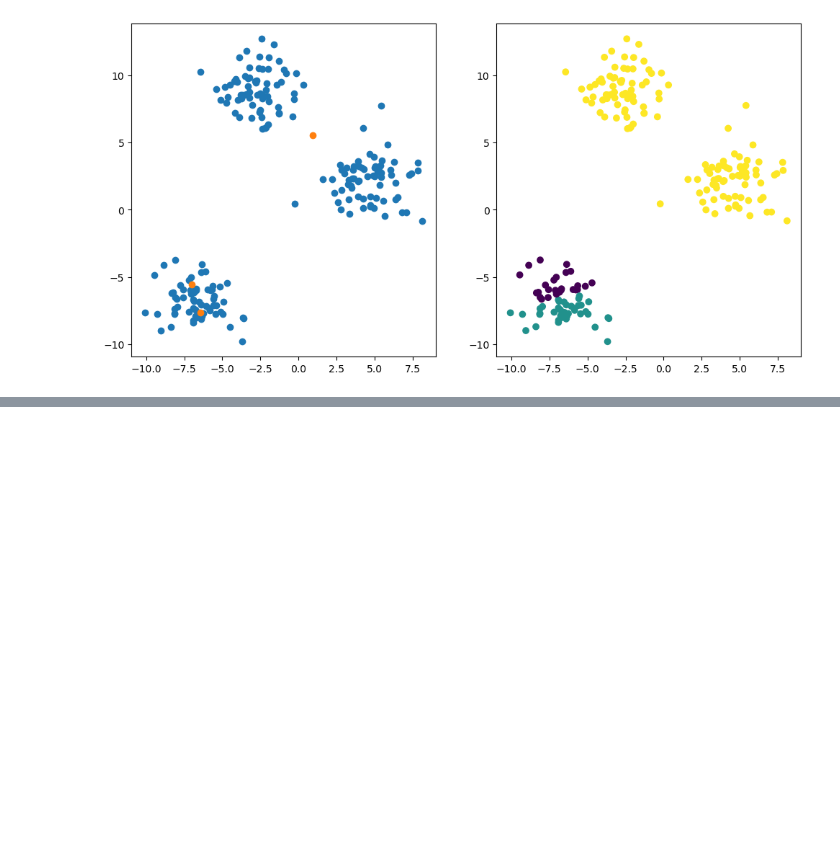
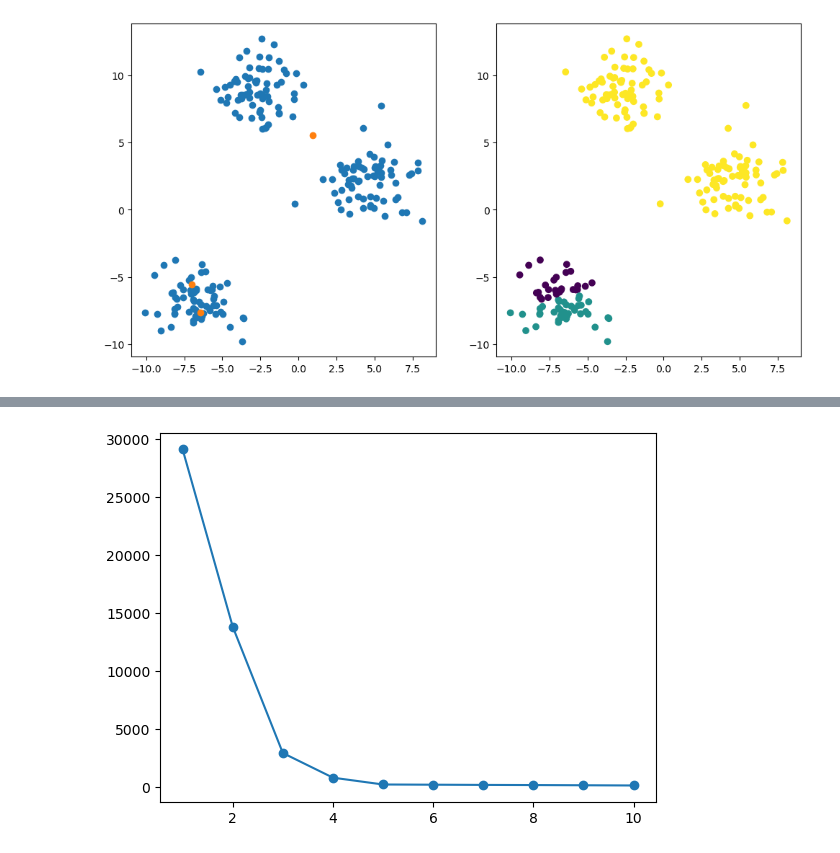
Before and after one commit to skn29teacher/skn29_lecture, a Jupyter notebook: 머신러닝/09.군집/001.ipynb, the cells around one changed output, grey strips where cells are left out. Cells and saved outputs as stored; diff of their text form; code cells hidden in the pictures; blank space fills up the shorter version.

```diff
--- a/머신러닝/09.군집/001.ipynb
+++ b/머신러닝/09.군집/001.ipynb
@@ -139,0 +140,21 @@ centroids = new_centroid
+# %%
+import numpy as np
+import matplotlib.pyplot as plt
+from sklearn.datasets import make_blobs
+# 데이터 생성
+X,y = make_blobs(
+    n_samples=500, centers=5, cluster_std=0.5, random_state=42
+)
+# 최적의 k개수 찾기  - Elbow Method (기본)
+# k가 증가할수록 오차는 감소  WCSS (Within-Cluster-Sum of Square) : 각 점과 중심점과의 거리의 제곱의 합
+# 어느순간 감소폭이 급격히 줄어든다 --> 그 지점
+k_range = range(1,11)
+wcss = []
+for i in k_range:
+    kmeans = KMeans(n_clusters=i, random_state=42)
+    kmeans.fit(X)
+    wcss.append(kmeans.inertia_)
+plt.plot(k_range,wcss,'-o')
+plt.show()
+# %% [output]
+[figure, added]
```
Also changed, not shown: parts of 6 cells of this notebook.
